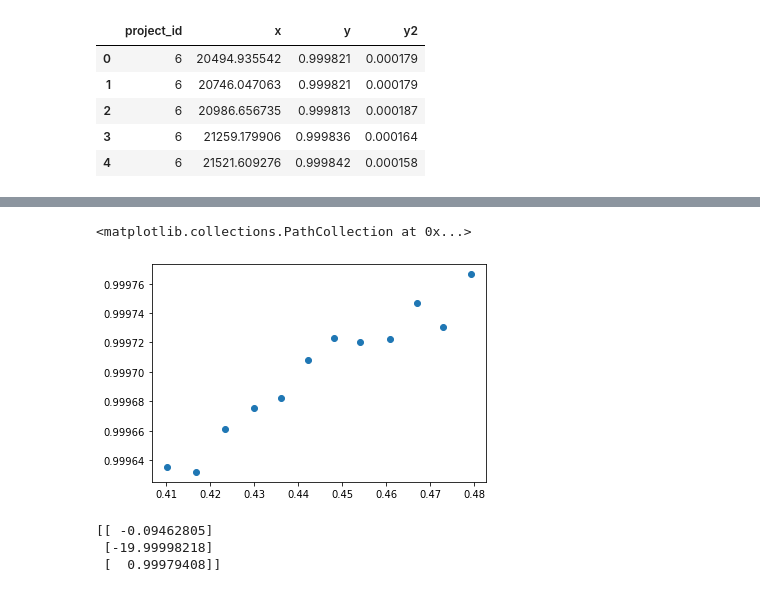
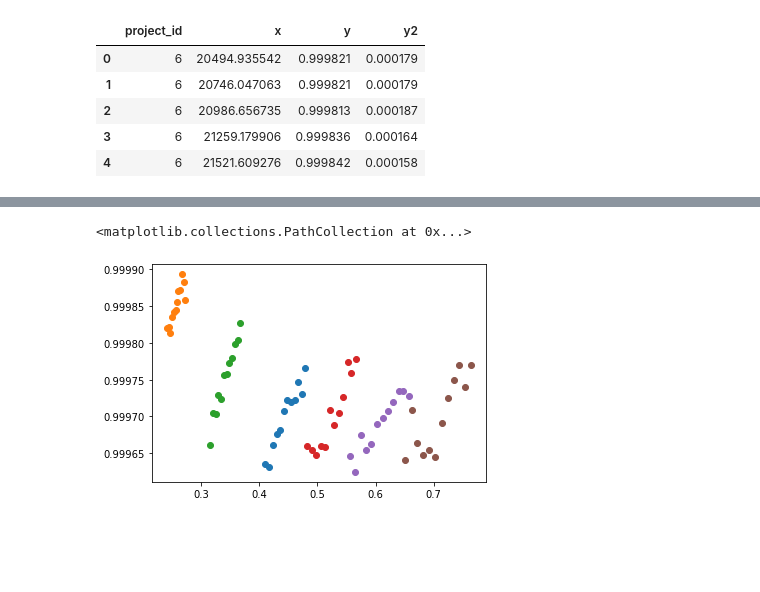
Before and after one commit to k-amila/gauss-newton-task, a Jupyter notebook: solution.ipynb, the cells around one changed output, grey strips where cells are left out. Drawn from its saved outputs; the diff is of its cells as text; code cells hidden in the pictures; blank space fills up the shorter version.

```diff
--- a/solution.ipynb
+++ b/solution.ipynb
@@ -28,11 +19,21 @@ df.head()
 # %%
 df8 = df[df.project_id == 8]
+df6 = df[df.project_id == 6]
+df7 = df[df.project_id == 7]
+df9 = df[df.project_id == 9]
+df10 = df[df.project_id == 10]
+df11 = df[df.project_id == 11]
 # %%
 plt.scatter(df8.x[0:12], df8.y[0:12])
+plt.scatter(df6.x[0:12], df6.y[0:12])
+plt.scatter(df7.x[0:12], df7.y[0:12])
+plt.scatter(df9.x[0:12], df9.y[0:12])
+plt.scatter(df10.x[0:12], df10.y[0:12])
+plt.scatter(df11.x[0:12], df11.y[0:12])
 # plt.scatter(df8.x, df8.y)
 # %% [output]
 <matplotlib.collections.PathCollection at 0x...>
-[figure, old version]
+[figure, new version]
 # %%
 def gauss_newton(X, Y, f, de_dp, P_init, P_acc):
     assert len(X) == len(Y), "The length of X and Y should match"
@@ -75,15 +76,3 @@ def de_db(P, x):
 
 def de_dc(P, x):
     return -1.
-# %%
-X = df8.x[0:12].tolist()
-Y = df8.y[0:12].tolist()
-P_init = np.array([[-0.1], [-20.], [1.]])
-de_dp = [de_da, de_db, de_dc]
-P_acc = 1e-14
-P_ans = gauss_newton(X, Y, f, de_dp, P_init, P_acc)
-print(P_ans)
-# %% [output]
-[[ -0.09462805]
- [-19.99998218]
- [  0.99979408]]
```
Also changed, not shown: parts of 12 cells of this notebook.
